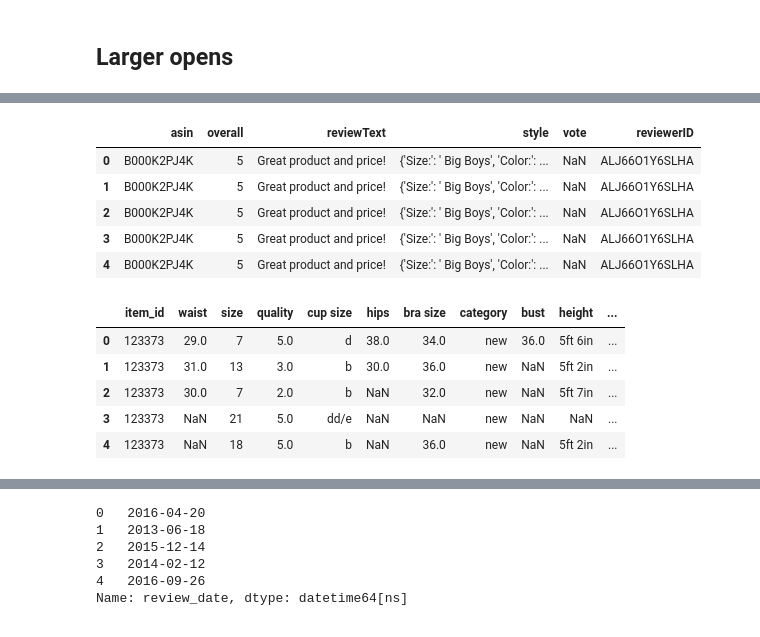
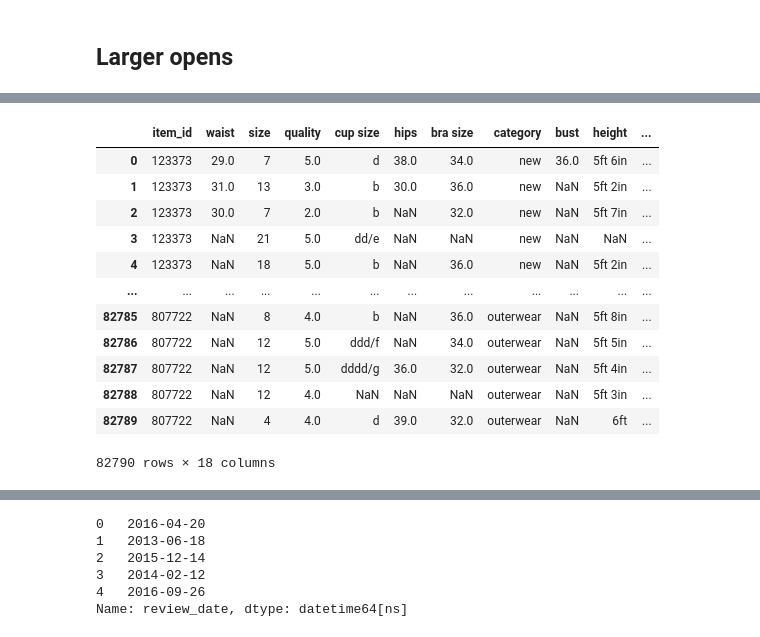
Before and after one commit to jesseAvgonzsmi/vanity_sizing_project, a Jupyter notebook: data_explosion.ipynb, the cells around one changed output, grey strips where cells are left out. Drawn from its saved outputs; the diff is of its cells as text; code cells hidden in the pictures.

Commit message:
Data explosion

```diff
--- a/data_explosion.ipynb
+++ b/data_explosion.ipynb
@@ -195,20 +92,17 @@ csjm.head()
-# %%
-afr = load_data(DIR+'AMAZON_FASHION_5.json.gz',columns=['asin','overall','reviewText','style','vote','reviewerID'])
-afr.head()
-# %% [output]
-|  | asin | overall | reviewText | style | vote | reviewerID |
-| 0 | B000K2PJ4K | 5 | Great product and price! | {'Size:': ' Big Boys', 'Color:': ... | NaN | ALJ66O1Y6SLHA |
-| 1 | B000K2PJ4K | 5 | Great product and price! | {'Size:': ' Big Boys', 'Color:': ... | NaN | ALJ66O1Y6SLHA |
-| 2 | B000K2PJ4K | 5 | Great product and price! | {'Size:': ' Big Boys', 'Color:': ... | NaN | ALJ66O1Y6SLHA |
-| 3 | B000K2PJ4K | 5 | Great product and price! | {'Size:': ' Big Boys', 'Color:': ... | NaN | ALJ66O1Y6SLHA |
-| 4 | B000K2PJ4K | 5 | Great product and price! | {'Size:': ' Big Boys', 'Color:': ... | NaN | ALJ66O1Y6SLHA |
 # %%
 mod = load_data(DIR+'modcloth_final_data.json.gz')
-mod.head()
+mod
 # %% [output]
 |  | item_id | waist | size | quality | cup size | hips | bra size | category | bust | height | ... |
 | 0 | 123373 | 29.0 | 7 | 5.0 | d | 38.0 | 34.0 | new | 36.0 | 5ft 6in | ... |
 | 1 | 123373 | 31.0 | 13 | 3.0 | b | 30.0 | 36.0 | new | NaN | 5ft 2in | ... |
 | 2 | 123373 | 30.0 | 7 | 2.0 | b | NaN | 32.0 | new | NaN | 5ft 7in | ... |
 | 3 | 123373 | NaN | 21 | 5.0 | dd/e | NaN | NaN | new | NaN | NaN | ... |
 | 4 | 123373 | NaN | 18 | 5.0 | b | NaN | 36.0 | new | NaN | 5ft 2in | ... |
+| ... | ... | ... | ... | ... | ... | ... | ... | ... | ... | ... | ... |
+| 82785 | 807722 | NaN | 8 | 4.0 | b | NaN | 36.0 | outerwear | NaN | 5ft 8in | ... |
+| 82786 | 807722 | NaN | 12 | 5.0 | ddd/f | NaN | 34.0 | outerwear | NaN | 5ft 5in | ... |
+| 82787 | 807722 | NaN | 12 | 5.0 | dddd/g | 36.0 | 32.0 | outerwear | NaN | 5ft 4in | ... |
+| 82788 | 807722 | NaN | 12 | 4.0 | NaN | NaN | NaN | outerwear | NaN | 5ft 3in | ... |
+| 82789 | 807722 | NaN | 4 | 4.0 | d | 39.0 | 32.0 | outerwear | NaN | 6ft | ... |
+82790 rows × 18 columns
```
Also changed, not shown: parts of 17 cells of this notebook, 1 other file.
